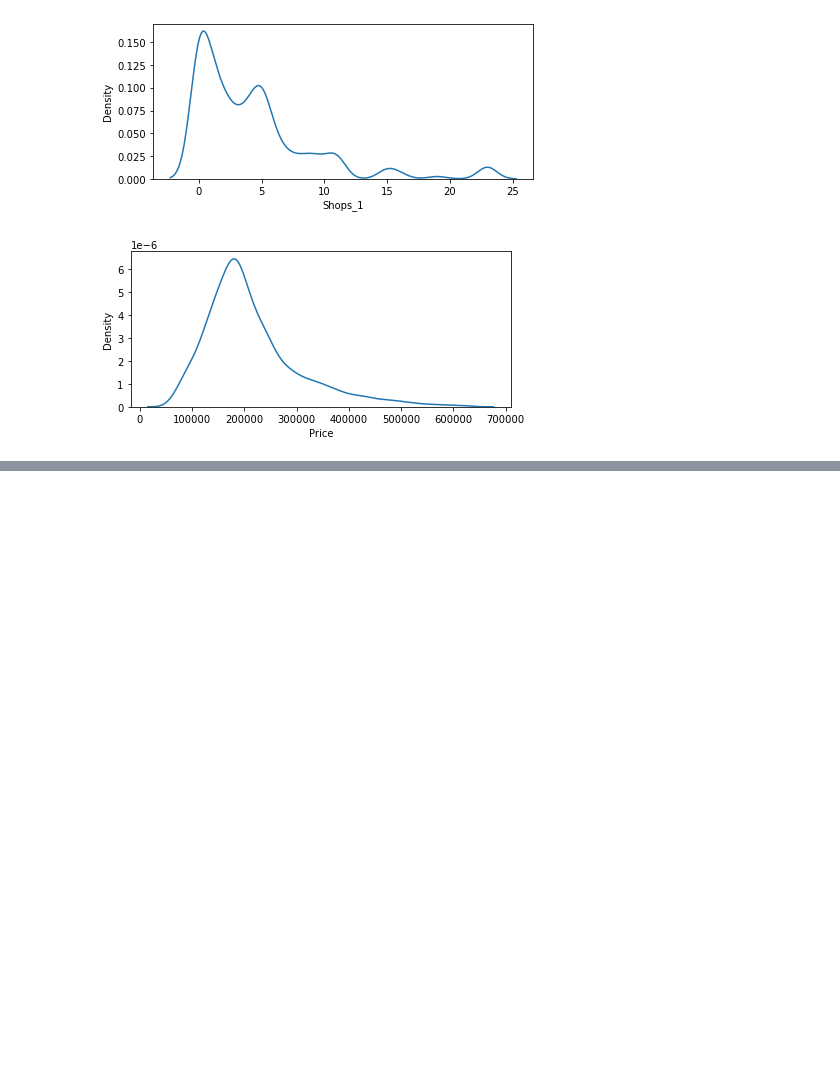
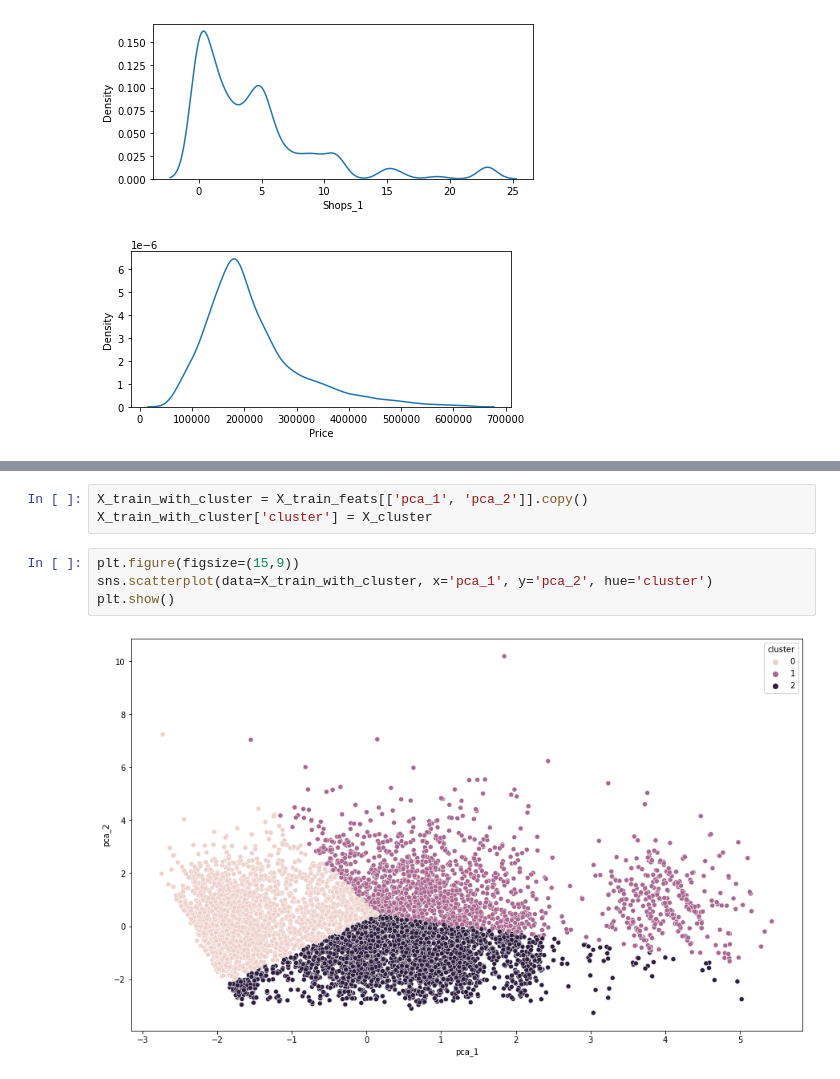
Before and after one commit to TrickSonix/Project_for_SF, a Jupyter notebook: ML/Notebooks/EDA.ipynb, the cells around one changed output, grey strips where cells are left out. Saved outputs shown, nothing was run; the diff lists cells and outputs as text; blank space fills up the shorter version.

```diff
--- a/ML/Notebooks/EDA.ipynb
+++ b/ML/Notebooks/EDA.ipynb
@@ -311,0 +474,9 @@ for i, value in enumerate(num_feats):
+# %%
+X_train_with_cluster = X_train_feats[['pca_1', 'pca_2']].copy()
+X_train_with_cluster['cluster'] = X_cluster
+# %%
+plt.figure(figsize=(15,9))
+sns.scatterplot(data=X_train_with_cluster, x='pca_1', y='pca_2', hue='cluster')
+plt.show()
+# %% [output]
+[figure, added]
```
Also changed, not shown: parts of 54 cells of this notebook, 7 other files.
